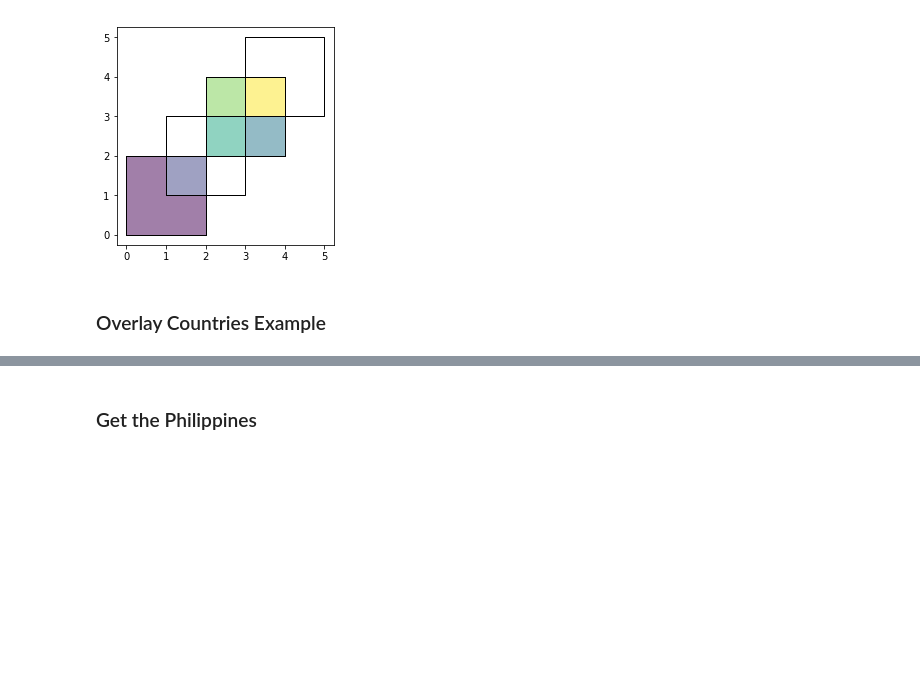
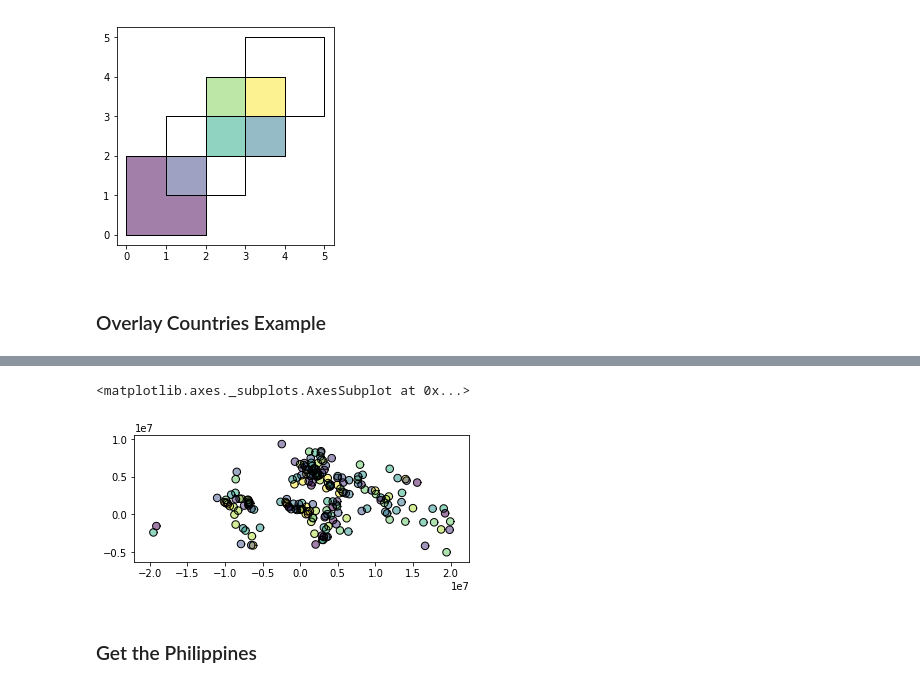
Before and after one commit to fjcamillo/Learn-GeoPandas, a Jupyter notebook: project_files/GeoPandas.ipynb, the cells around one changed output, grey strips where cells are left out. Drawn from its saved outputs; the diff is of its cells as text; code cells hidden in the pictures; blank space fills up the shorter version.

```diff
--- a/project_files/GeoPandas.ipynb
+++ b/project_files/GeoPandas.ipynb
@@ -275,3 +275,5 @@ countries = world[world['continent'] == "South America"]
 countries = countries[['geometry', 'name']]
 # %%
 countries = countries.to_crs('+init=epsg:3395')
+# %%
+capitals = capitals.to_crs('+init=epsg:3395')
@@ -278,3 +289,10 @@ countries = countries.to_crs('+init=epsg:3395')
+# %%
+capitals['geometry'] = capitals.buffer(500000)
+# %%
+capitals.plot()
+# %% [output]
+<matplotlib.axes._subplots.AxesSubplot at 0x...>
+[figure, added]
 # %% [markdown]
 ### Get the Philippines
 # %%
```
Also changed, not shown: parts of 2 cells of this notebook.
